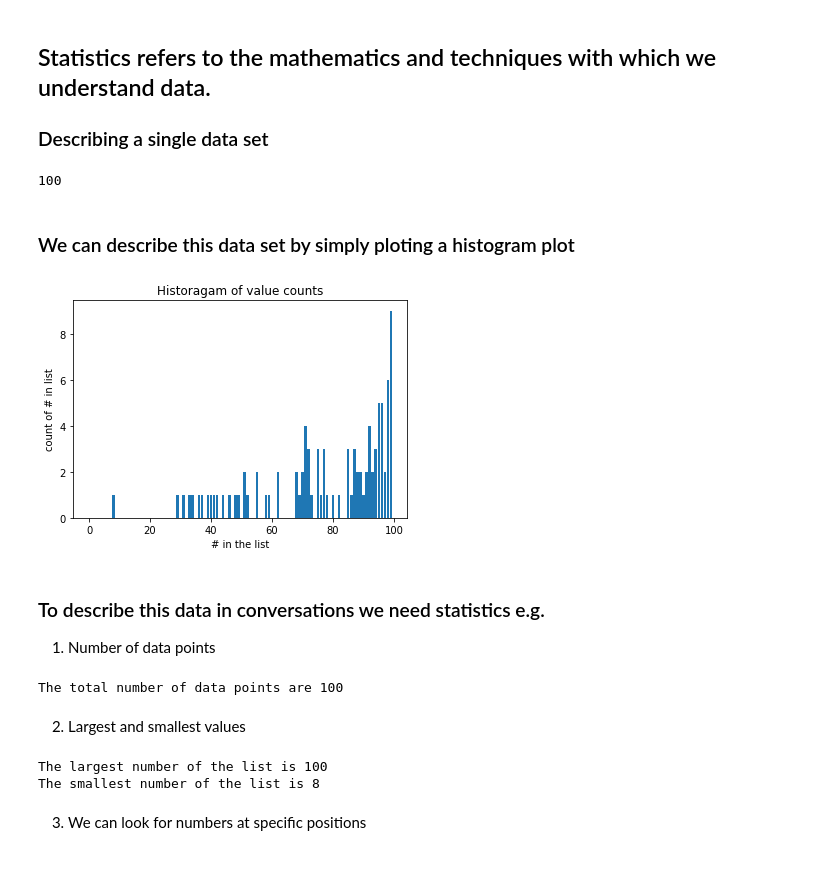
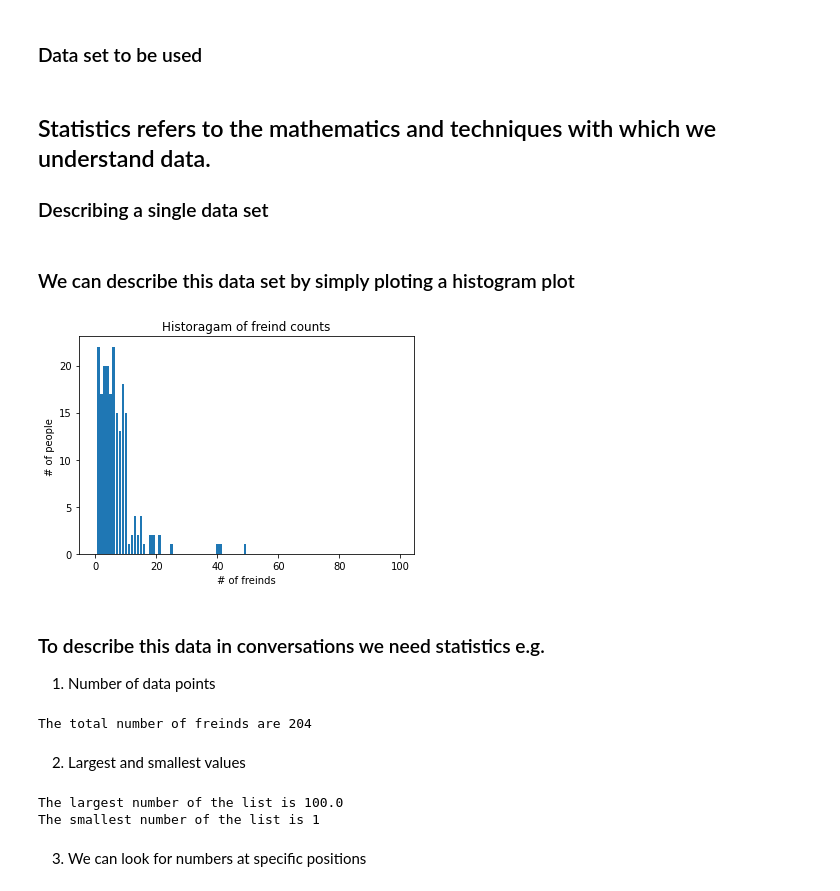
Before and after one commit to RadhaRamanJha/DS_FS_ipynb_notes, a Jupyter notebook: Statistics.ipynb, the cells around one changed output. Saved outputs shown, nothing was run; the diff lists cells and outputs as text; code cells hidden in the pictures.

Commit message:
Satistics Basics for Data Sceince..... complete

```diff
--- a/Statistics.ipynb
+++ b/Statistics.ipynb
@@ -1,51 +1,78 @@
+# %% [markdown]
+### Data set to be used
+# %%
+num_friends = [100.0,49,41,40,25,21,21,19,19,18,18,16,15,15,15,15,14,14,
+ 13,13,13,13,12,12,11,10,10,10,10,10,10,10,10,10,10,10,10,
+ 10,10,10,9,9,9,9,9,9,9,9,9,9,9,9,9,9,9,9,9,9,8,8,8,8,8,8,
+ 8,8,8,8,8,8,8,7,7,7,7,7,7,7,7,7,7,7,7,7,7,7,6,6,6,6,6,6,6,
+ 6,6,6,6,6,6,6,6,6,6,6,6,6,6,6,5,5,5,5,5,5,5,5,5,5,5,5,5,5,
+ 5,5,5,4,4,4,4,4,4,4,4,4,4,4,4,4,4,4,4,4,4,4,4,3,3,3,3,3,3,
+ 3,3,3,3,3,3,3,3,3,3,3,3,3,3,2,2,2,2,2,2,2,2,2,2,2,2,2,2,2,
+ 2,2,1,1,1,1,1,1,1,1,1,1,1,1,1,1,1,1,1,1,1,1,1,1]
+
+daily_minutes = [1,68.77,51.25,52.08,38.36,44.54,57.13,51.4,
+                 41.42,31.22,34.76,54.01,38.79,47.59,49.1,27.66,
+                 41.03,36.73,48.65,28.12,46.62,35.57,32.98,35,26.07,
+                 23.77,39.73,40.57,31.65,31.21,36.32,20.45,21.93,
+                 26.02,27.34,23.49,46.94,30.5,33.8,24.23,21.4,27.94,
+                 32.24,40.57,25.07,19.42,22.39,18.42,46.96,23.72,26.41,
+                 26.97,36.76,40.32,35.02,29.47,30.2,31,38.11,38.18,36.31,
+                 21.03,30.86,36.07,28.66,29.08,37.28,15.28,24.17,22.31,30.17,
+                 25.53,19.85,35.37,44.6,17.23,13.47,26.33,35.02,32.09,24.81,
+                 19.33,28.77,24.26,31.98,25.73,24.86,16.28,34.51,15.23,
+                 39.72,40.8,26.06,35.76,34.76,16.13,44.04,18.03,19.65,32.62,
+                 35.59,39.43,14.18,35.24,40.13,41.82,35.45,36.07,43.67,24.61,
+                 20.9,21.9,18.79,27.61,27.21,26.61,29.77,20.59,27.53,13.82,
+                 33.2,25,33.1,36.65,18.63,14.87,22.2,36.81,25.53,24.62,26.25,
+                 18.21,28.08,19.42,29.79,32.8,35.99,28.32,27.79,35.88,29.06,36.28,
+                 14.1,36.63,37.49,26.9,18.58,38.48,24.48,18.95,33.55,14.24,29.04,
+                 32.51,25.63,22.22,19,32.73,15.16,13.9,27.2,32.01,29.27,33,13.74,
+                 20.42,27.32,18.23,35.35,28.48,9.08,24.62,20.12,35.26,19.92,31.02,
+                 16.49,12.16,30.7,31.22,34.65,13.13,27.51,33.2,31.57,14.1,33.42,
+                 17.44,10.12,24.42,9.82,23.39,30.93,15.03,21.67,31.09,33.29,22.61,
+                 26.89,23.48,8.38,27.81,32.35,23.84]
+
+daily_hours = [dm/60 for dm in daily_minutes]
 # %% [markdown]
 ## Statistics refers to the mathematics and techniques with which we understand data.
 
 ### Describing a single data set
-# %%
-# Consider the below ilst
-import random
-random.seed(0)
-num_list= [random.randint(n,100) for n in range(100)]
-len(num_list)
-# %% [output]
-100
 # %% [markdown]
 ### We can describe this data set by simply ploting a histogram plot
 # %%
 from collections import Counter
 import matplotlib.pyplot as plt
 
-num_counts = Counter(num_list)
+num_counts = Counter(num_friends)
 
 xs = range(100) # produce a count upto 100
 ys = [num_counts[x] for x in xs]  # Height is just the count of values
 
 plt.bar(xs,ys)
-plt.title("Historagam of value counts")
-plt.xlabel("# in the list")
-plt.ylabel("count of # in list")
+plt.title("Historagam of freind counts")
+plt.xlabel("# of freinds")
+plt.ylabel("# of people ")
 plt.show()
 # %% [output]
-[figure, old version]
+[figure, new version]
 # %% [markdown]
 ### To describe this data in conversations we need statistics e.g.
 1. Number of data points
 # %%
-num_data_points = len(num_list)
-print(f"The total number of data points are {len(num_list)}")
+num_data_points = len(num_friends)
+print(f"The total number of freinds are {len(num_friends)}")
 # %% [output]
-The total number of data points are 100
+The total number of freinds are 204
 # %% [markdown]
 2. Largest and smallest values
 # %%
-largest_number = max(num_list)
-smallest_number = min(num_list)
-print(f"The largest number of the list is {largest_number}")
-print(f"The smallest number of the list is {smallest_number}")
+largest_freinds = max(num_friends)
+smallest_freinds = min(num_friends)
+print(f"The largest number of the list is {largest_freinds}")
+print(f"The smallest number of the list is {smallest_freinds}")
 # %% [output]
-The largest number of the list is 100
-The smallest number of the list is 8
+The largest number of the list is 100.0
+The smallest number of the list is 1
 # %% [markdown]
 3. We can look for numbers at specific positions
 # %%
```
Also changed, not shown: parts of 31 cells of this notebook.
